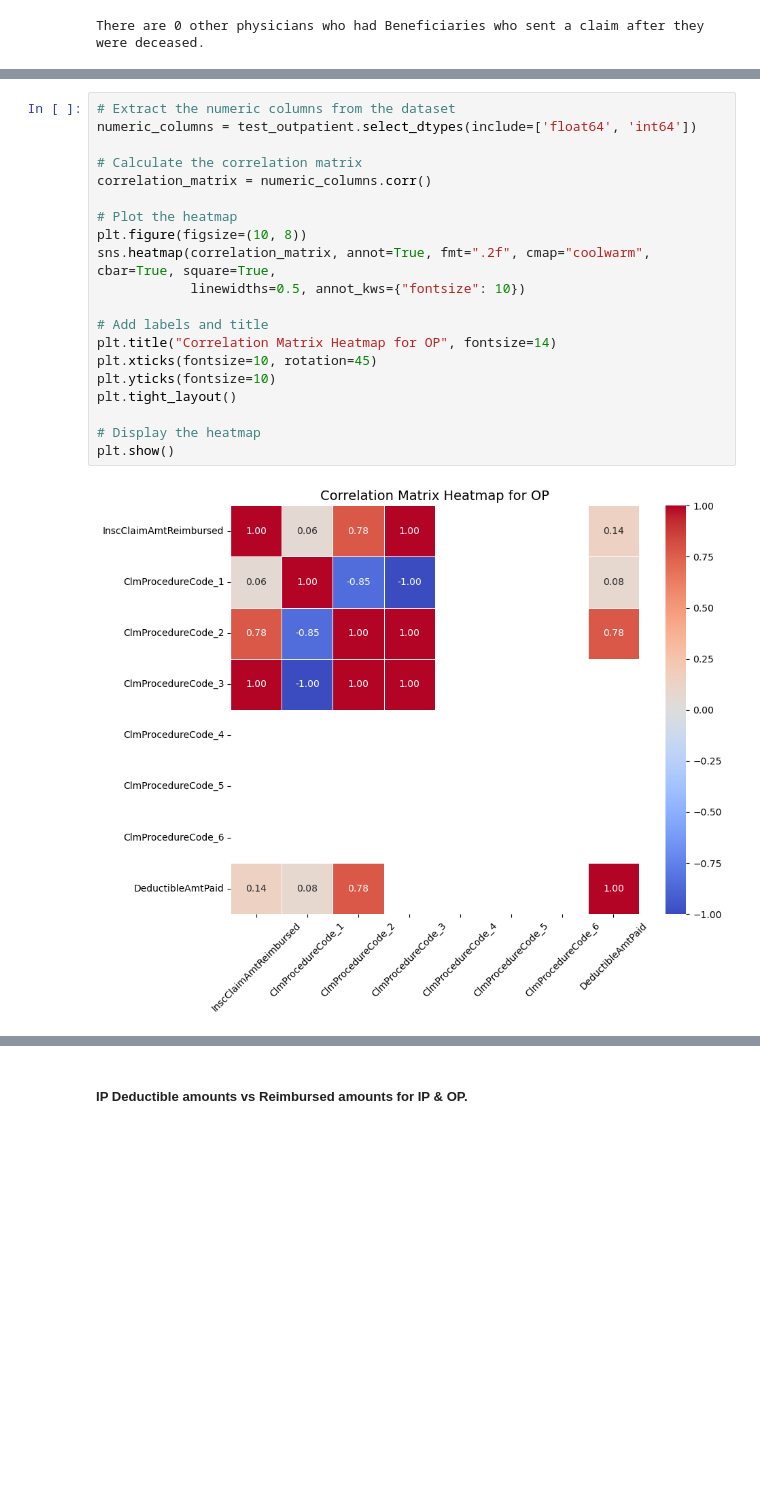
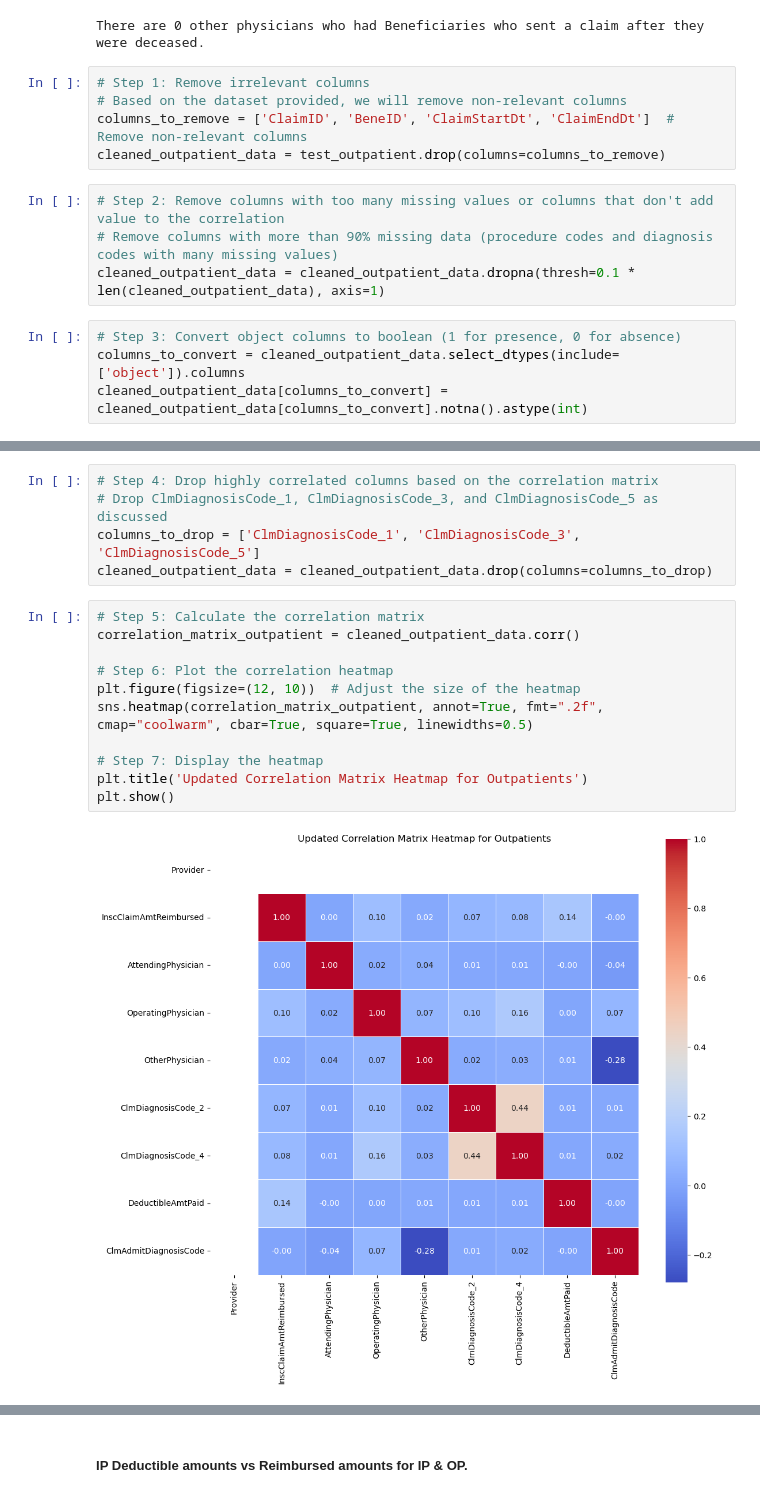
Before and after one commit to CesarChaparro1974/Healthcare-provider-fraud-detection, a Jupyter notebook: notebook.ipynb, the cells around one changed output, grey strips where cells are left out. Cells and saved outputs as stored; diff of their text form; blank space fills up the shorter version.

```diff
--- a/notebook.ipynb
+++ b/notebook.ipynb
@@ -1101,3 +1139,16 @@ other_physicians_with_late_claims = claims_after_death['OtherPhysician'].nunique
 print(f"There are {other_physicians_with_late_claims} other physicians who had Beneficiaries who sent a claim after they were deceased.")
 # %% [output]
 There are 0 other physicians who had Beneficiaries who sent a claim after they were deceased.
+# %%
+# Step 1: Remove irrelevant columns
+# Based on the dataset provided, we will remove non-relevant columns
+columns_to_remove = ['ClaimID', 'BeneID', 'ClaimStartDt', 'ClaimEndDt']  # Remove non-relevant columns
+cleaned_outpatient_data = test_outpatient.drop(columns=columns_to_remove)
+# %%
+# Step 2: Remove columns with too many missing values or columns that don't add value to the correlation
+# Remove columns with more than 90% missing data (procedure codes and diagnosis codes with many missing values)
+cleaned_outpatient_data = cleaned_outpatient_data.dropna(thresh=0.1 * len(cleaned_outpatient_data), axis=1)
+# %%
+# Step 3: Convert object columns to boolean (1 for presence, 0 for absence)
+columns_to_convert = cleaned_outpatient_data.select_dtypes(include=['object']).columns
+cleaned_outpatient_data[columns_to_convert] = cleaned_outpatient_data[columns_to_convert].notna().astype(int)
@@ -1104,22 +1168,18 @@ There are 0 other physicians who had Beneficiaries who sent a claim after they w
+# %%
+# Step 4: Drop highly correlated columns based on the correlation matrix
+# Drop ClmDiagnosisCode_1, ClmDiagnosisCode_3, and ClmDiagnosisCode_5 as discussed
+columns_to_drop = ['ClmDiagnosisCode_1', 'ClmDiagnosisCode_3', 'ClmDiagnosisCode_5']
+cleaned_outpatient_data = cleaned_outpatient_data.drop(columns=columns_to_drop)
 # %%
-# Extract the numeric columns from the dataset
-numeric_columns = test_outpatient.select_dtypes(include=['float64', 'int64'])
+# Step 5: Calculate the correlation matrix
+correlation_matrix_outpatient = cleaned_outpatient_data.corr()
 
-# Calculate the correlation matrix
-correlation_matrix = numeric_columns.corr()
+# Step 6: Plot the correlation heatmap
+plt.figure(figsize=(12, 10))  # Adjust the size of the heatmap
+sns.heatmap(correlation_matrix_outpatient, annot=True, fmt=".2f", cmap="coolwarm", cbar=True, square=True, linewidths=0.5)
 
-# Plot the heatmap
-plt.figure(figsize=(10, 8))
-sns.heatmap(correlation_matrix, annot=True, fmt=".2f", cmap="coolwarm", cbar=True, square=True,
-            linewidths=0.5, annot_kws={"fontsize": 10})
-
-# Add labels and title
-plt.title("Correlation Matrix Heatmap for OP", fontsize=14)
-plt.xticks(fontsize=10, rotation=45)
-plt.yticks(fontsize=10)
-plt.tight_layout()
-
-# Display the heatmap
+# Step 7: Display the heatmap
+plt.title('Updated Correlation Matrix Heatmap for Outpatients')
 plt.show()
 # %% [output]
-[figure, old version]
+[figure, new version]
```
Also changed, not shown: parts of 37 cells of this notebook, 2 other files.
